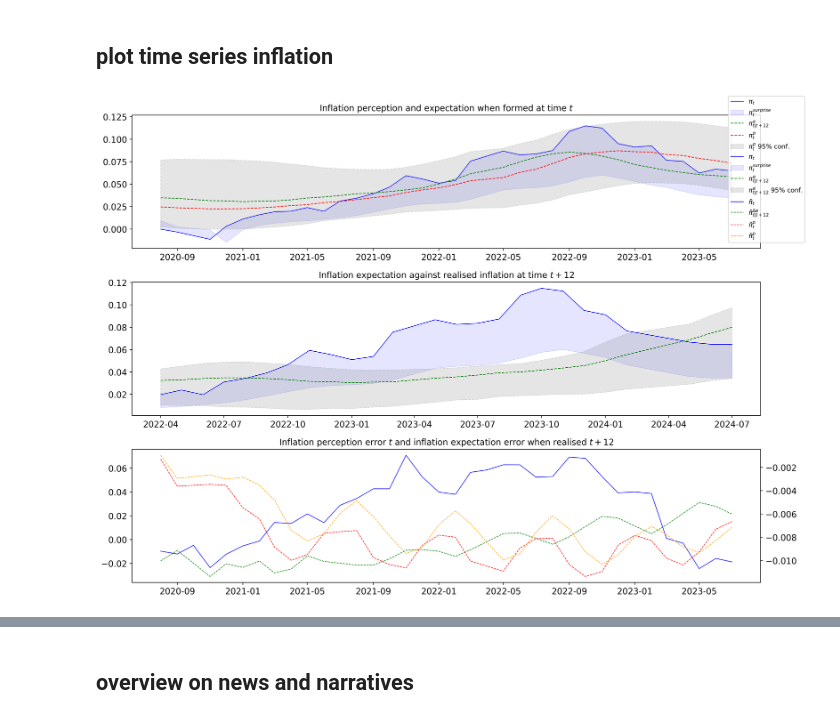
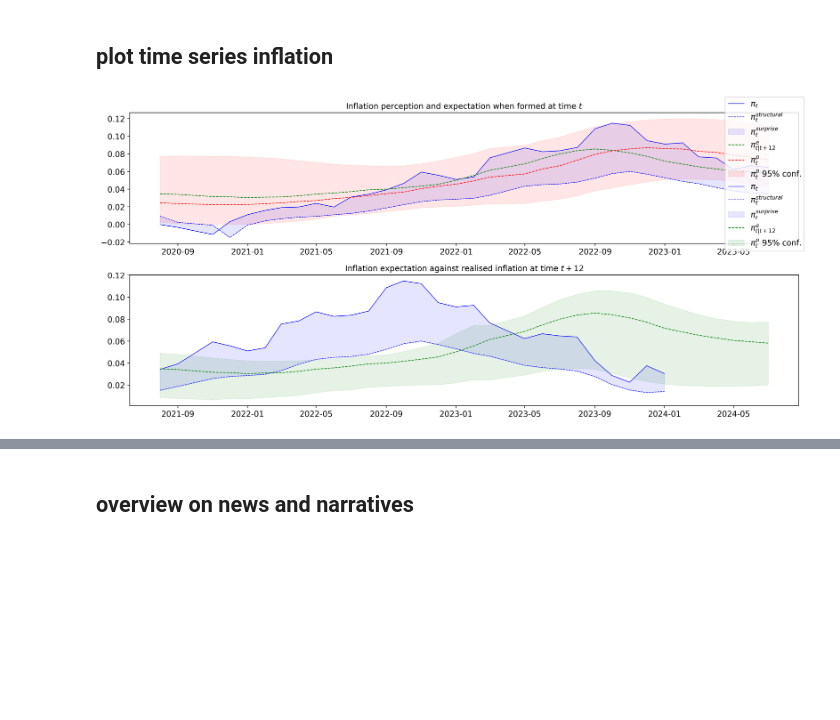
Before and after one commit to lukasgrahl/memoire2, a Jupyter notebook: notebooks/03-analysis_load.ipynb, the cells around one changed output, grey strips where cells are left out. Saved outputs shown, nothing was run; the diff lists cells and outputs as text; code cells hidden in the pictures; blank space fills up the shorter version.

```diff
--- a/notebooks/03-analysis_load.ipynb
+++ b/notebooks/03-analysis_load.ipynb
@@ -132,7 +123,8 @@ df = get_individual_perc_error(df, 'pi_exp_MY', pi[['pi_de_Y']], ind_cols=['date
 # get residuals monthly
 for col in [
     ('recorded', 'delta_pe_MY_error_act'), ('recorded', 'pi_perc_MY_all_error_act'),
-    ('recorded', 'pi_perc_MY_all_S_error_act'), ('recorded', 'pi_perc_MY_all_SM_error_act')
+    ('recorded', 'pi_perc_MY_all_S_error_act'),
+    # ('recorded', 'pi_perc_MY_all_SM_error_act')
 ]:
 
     sub = df[[f'date_{col[0]}', f'week_{col[0]}', 'id', col[1]]].drop_duplicates().dropna().groupby(f'week_{col[0]}')[col[1]].median().copy()
@@ -240,35 +245,44 @@ sub2 = pd_groupby(df.set_index('date_forecast'),
+# %%
+sub = pd_groupby(df.set_index('date_recorded'),
+           ['pi_de_Y', 'pi_de_surprise_Y', 'pi_de_estimate_Y', 'pi_perc_MY', 'pi_exp_MY', 'delta_pe',
+            'pi_perc95_MY', 'pi_perc05_MY'],
+           "M", 'last').dropna()
+sub = pd_join_freq(sub,
+                   pd_groupby(df.set_index('date_recorded'),
+                              ['pi_perc_MY_error_act', 'pi_perc_MY_S_error_act', 'delta_pe_MY_error_act'], 'M', 'mean'),
+                   'M')
+sub2 = pd_groupby(df.set_index('date_forecast'),
+                  ['pi_exp975_MY_F', 'pi_exp025_MY_F', 'pi_exp_MY_F', 'delta_pe_MY_F',
+                   'pi_exp_MY', 'delta_pe_MY_error_act'],
+                  'M', 'last').dropna()
+sub2 = sub2.join(
+    pi[['pi_de_Y_diff', 'pi_de_Y', 'pi_de_estimate_Y', 'pi_de_surprise_Y', 'pi_de_estimate_Y_diff', 'pi_de_surprise_Y_diff']]
+)
 # %%
-fig, ax = plt.subplots(3,1, figsize=(14,10), dpi=400)
+fig, ax = plt.subplots(2,1, figsize=(15,7), dpi=400)
 
 ax[0].plot(sub['pi_de_Y'], color='blue', lw=.8, label='$\pi_t$')
+ax[0].plot(sub['pi_de_estimate_Y'], color='blue', linestyle='dashed', lw=.8, label='$\pi^{structural}_t$')
 ax[0].fill_between(sub.index, sub['pi_de_estimate_Y'], sub['pi_de_Y'], color='blue', alpha=.1, label="$\pi^{surprise}_t$",)
 
 ax[0].plot(sub['pi_exp_MY'], color='green', linestyle='dashed', lw=1, label=r'$\pi^e_{t|t+12}$')
 ax[0].plot(sub['pi_perc_MY'], linestyle='dashed', color='red', lw=1, label=r'$\pi^p_{t}$')
-ax[0].fill_between(sub.index, sub['pi_perc95_MY'], sub['pi_perc05_MY'], color='grey', linestyle='dashed',
-                alpha=.2, label='$\pi^p_{t}$ 95% conf.')
-
+ax[0].fill_between(sub.index, sub['pi_perc95_MY'], sub['pi_perc05_MY'], color='red', linestyle='dashed',
+                alpha=.1, label='$\pi^p_{t}$ 95% conf.')
 ax[0].set_title('Inflation perception and expectation when formed at time $t$', size=12)
 
 ax[1].plot(sub2['pi_de_Y'], color='blue', lw=.8, label='$\pi_t$')
+ax[1].plot(sub2['pi_de_estimate_Y'], color='blue', linestyle='dashed', lw=.8, label='$\pi^{structural}_t$')
 ax[1].fill_between(sub2.index, sub2['pi_de_estimate_Y'], sub2['pi_de_Y'], color='blue', alpha=.1, label="$\pi^{surprise}_t$",)
 ax[1].plot(sub2['pi_exp_MY_F'], color='green', linestyle='dashed', lw=1, label=r'$\pi^e_{t|t+12}$')
-ax[1].fill_between(sub2.index, sub2['pi_exp975_MY_F'], sub2['pi_exp025_MY_F'], color='grey', linestyle='dashed',
-                alpha=.2, label='$\pi^e_{t|t+12}$ 95% conf.')
+ax[1].fill_between(sub2.index, sub2['pi_exp975_MY_F'], sub2['pi_exp025_MY_F'], color='green', linestyle='dashed',
+                alpha=.1, label='$\pi^p_{t}$ 95% conf.')
+
 ax[1].set_title("Inflation expectation against realised inflation at time $t+12$", size=12)
 
-_pi = pi.loc[sub.index.min(): sub.index.max()].copy()
-ax[2].plot(_pi['pi_de_Y_diff'], color='blue', lw=.8, label='$\~{\pi}_t$')
-ax[2].plot(sub['delta_pe_MY_error_act']/100, lw=.8, color='green', linestyle='dashed', label='$\~{\pi}^{\Delta e}_{t|t+12}$')
-ax[2].set_title("Inflation perception error $t$ and inflation expectation error when realised $t+12$", size=12)
+fig.legend()
 
-ax22 = ax[2].twinx()
-ax22.plot(sub['pi_perc_MY_error_act']/100, lw=.8, color='red', linestyle='dashed', label='$\~{\pi}^{p}_t$')
-ax22.plot(sub['pi_perc_MY__S_error_act']/100, lw=.8, color='orange', linestyle='dashed', label='$\~{\pi}^{p}_t$')
-
-fig.legend(prop={'size': 9})
 fig.tight_layout()
-
-save_fig(fig, 'plot_inflation.png')
+save_fig(fig, 'plot_inflation1.png')
 # %% [output]
-[figure, old version]
+[figure, new version]
```
Also changed, not shown: parts of 36 cells of this notebook, 7 other files.
